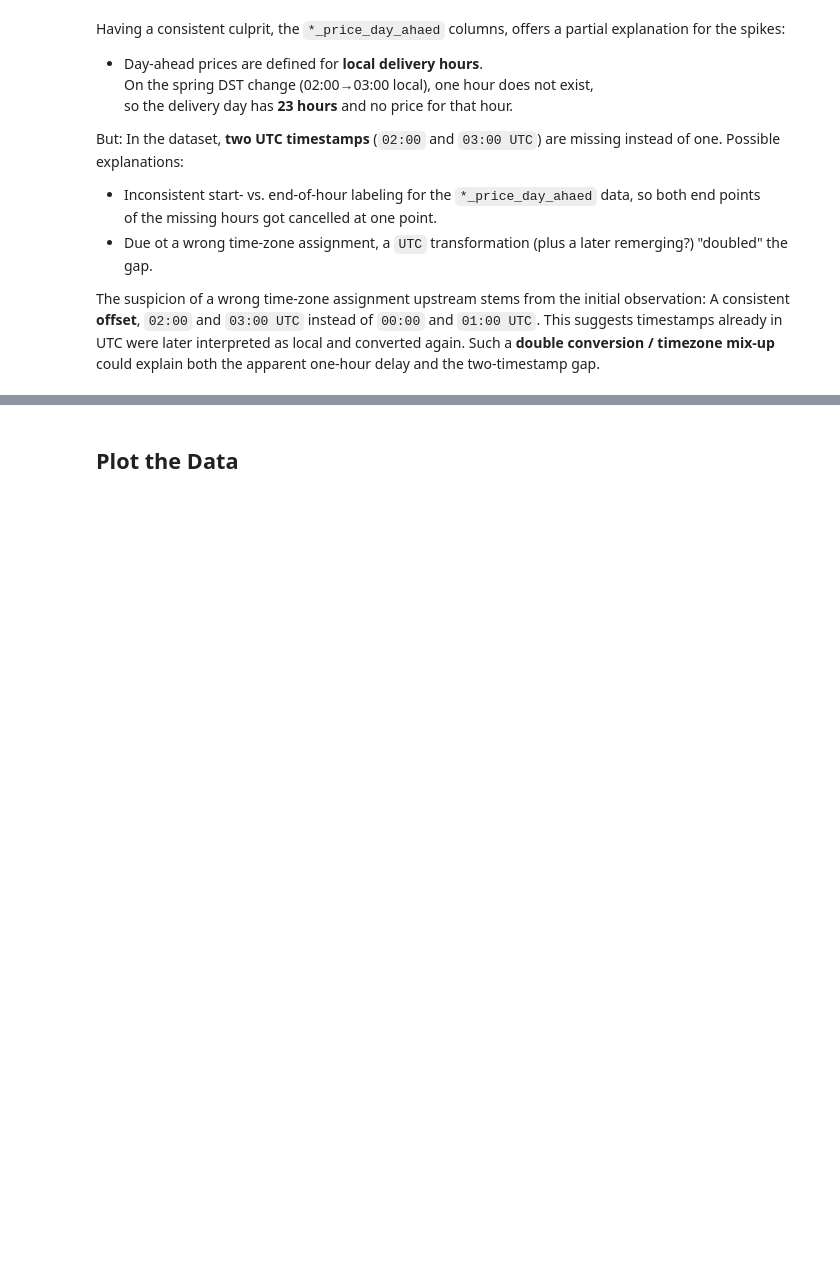
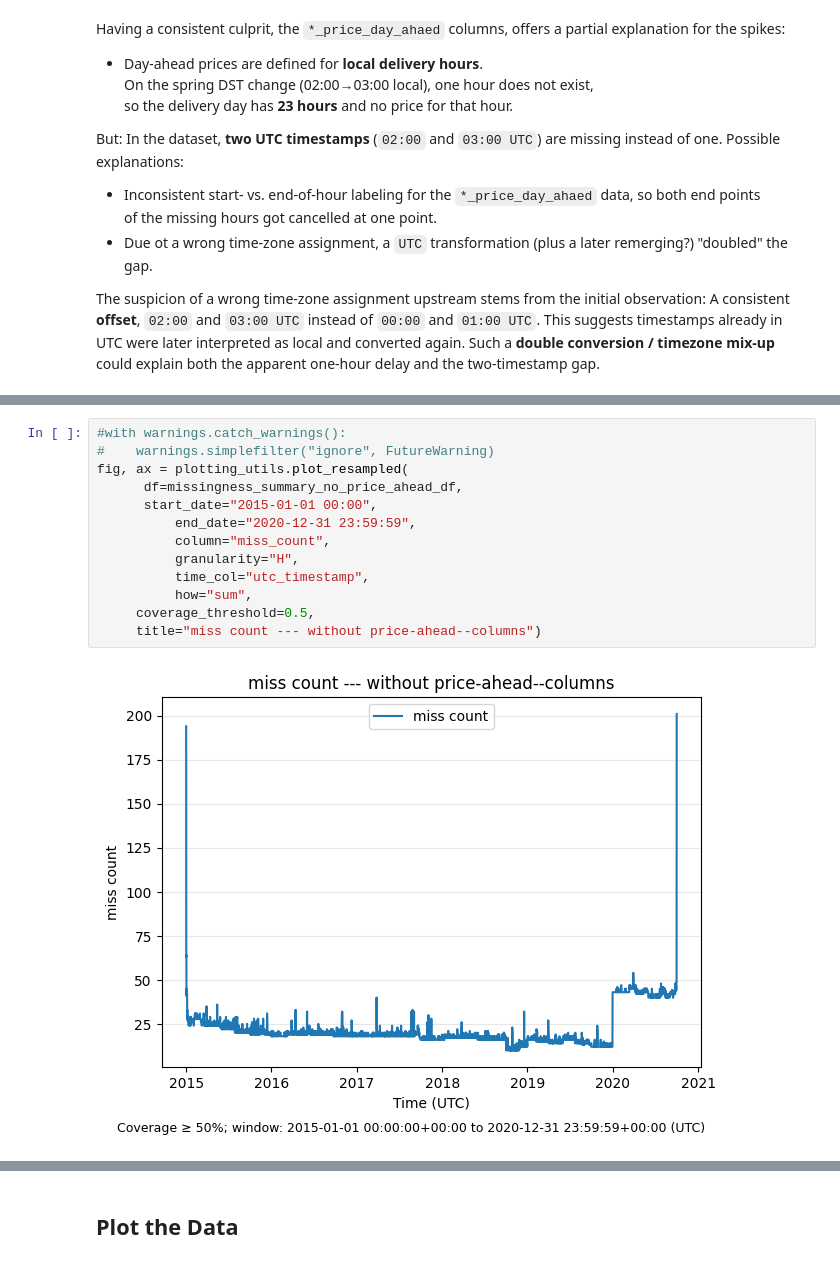
Before and after one commit to F-Skorz/electricity-demand-project, a Jupyter notebook: notebooks/01_OPSD_EDA.ipynb, the cells around one changed output, grey strips where cells are left out. Saved outputs shown, nothing was run; the diff lists cells and outputs as text; blank space fills up the shorter version.

```diff
--- a/notebooks/01_OPSD_EDA.ipynb
+++ b/notebooks/01_OPSD_EDA.ipynb
@@ -608,0 +748,15 @@ The suspicion of a wrong time-zone assignment upstream stems from the initial ob
+# %%
+#with warnings.catch_warnings():
+#    warnings.simplefilter("ignore", FutureWarning)
+fig, ax = plotting_utils.plot_resampled(
+      df=missingness_summary_no_price_ahead_df,
+      start_date="2015-01-01 00:00",
+          end_date="2020-12-31 23:59:59",
+          column="miss_count",
+          granularity="H",
+          time_col="utc_timestamp",
+          how="sum",
+     coverage_threshold=0.5,
+     title="miss count --- without price-ahead--columns")
+# %% [output]
+[figure, added]
```
Also changed, not shown: parts of 14 cells of this notebook.
